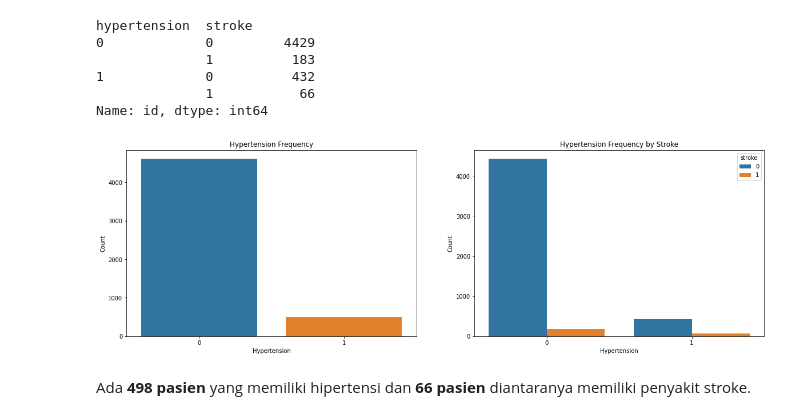
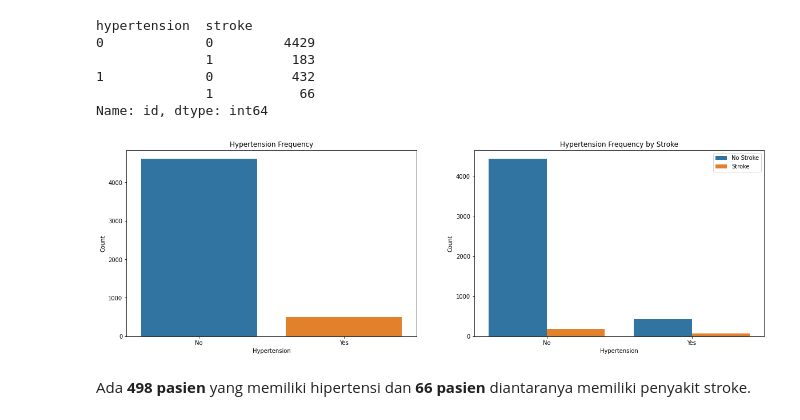
Before and after one commit to Penzragon/h8dsft_LogisticRegression, a Jupyter notebook: script.ipynb, the cells around one changed output. Saved outputs shown, nothing was run; the diff lists cells and outputs as text; code cells hidden in the pictures.

```diff
--- a/script.ipynb
+++ b/script.ipynb
@@ -281,18 +281,21 @@ Name: id, dtype: int64
 # %%
 plt.figure(figsize=(20, 6))
 plt.subplot(1, 2, 1)
 sns.countplot(x='hypertension', data=stroke, order=stroke.hypertension.value_counts().sort_values(ascending=False).index)
 plt.title('Hypertension Frequency')
 plt.xlabel('Hypertension')
+plt.xticks([0, 1], ['No', 'Yes'])
 plt.ylabel('Count')
 plt.subplot(1, 2, 2)
 sns.countplot(x='hypertension', data=stroke, order=stroke.hypertension.value_counts().sort_values(ascending=False).index, hue='stroke')
 plt.title('Hypertension Frequency by Stroke')
 plt.xlabel('Hypertension')
+plt.xticks([0, 1], ['No', 'Yes'])
 plt.ylabel('Count')
+plt.legend(['No Stroke', 'Stroke'])
 plt.show()
 # %% [output]
-[figure, old version]
+[figure, new version]
 # %% [markdown]
 Ada **498 pasien** yang memiliki hipertensi dan **66 pasien** diantaranya memiliki penyakit stroke.
 # %% [markdown]
```
Also changed, not shown: parts of 6 cells of this notebook.
